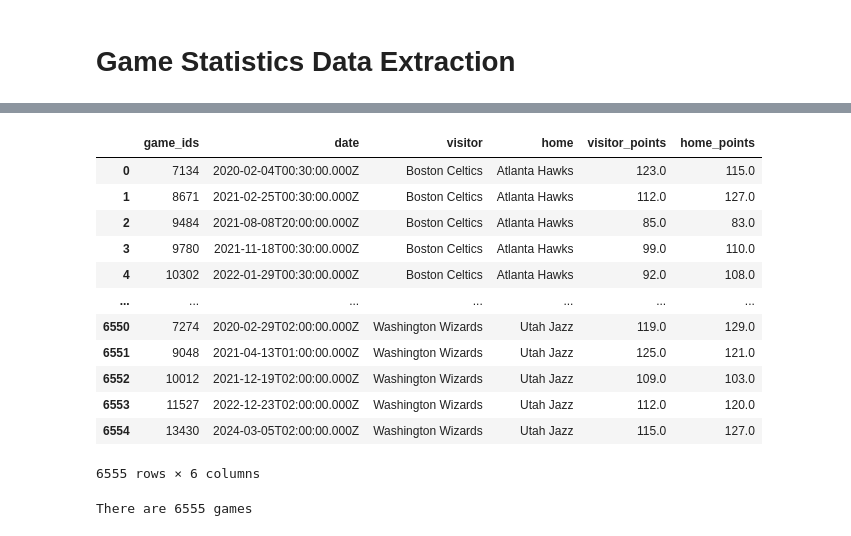
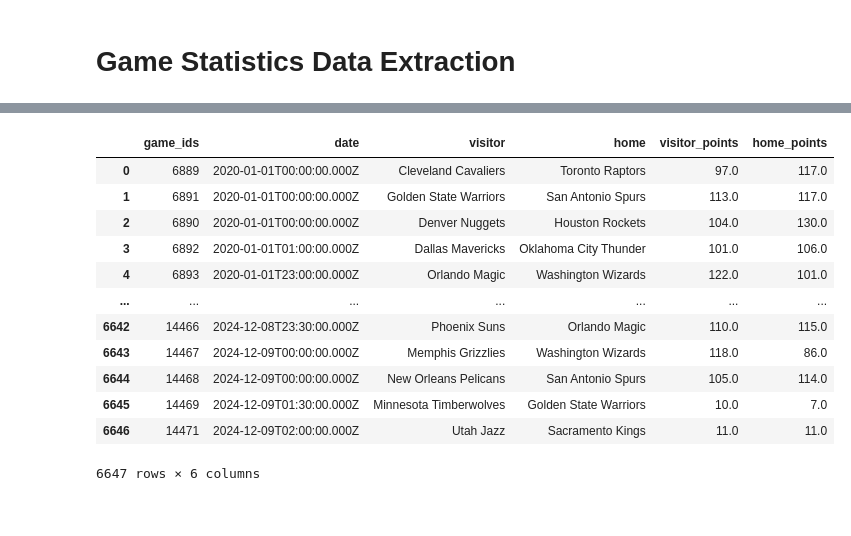
Before and after one commit to VincentGordon-Data-Analyst/nba-api, a Jupyter notebook: API-ETL.ipynb, the cells around one changed output, grey strips where cells are left out. Drawn from its saved outputs; the diff is of its cells as text; code cells hidden in the pictures.

```diff
--- a/API-ETL.ipynb
+++ b/API-ETL.ipynb
@@ -285,25 +290,21 @@ game_df.shape
 # %%
 # Create a Data Frame within specific time frame date
 recent_games = game_df.loc[game_df['date'] >= '2020-01-01']
-recent_games.reset_index(drop=True)
+recent_games = recent_games.sort_values(by='date')
+recent_games = recent_games.reset_index(drop=True)
+recent_games
 # %% [output]
 |  | game_ids | date | visitor | home | visitor_points | home_points |
-| 0 | 7134 | 2020-02-04T00:30:00.000Z | Boston Celtics | Atlanta Hawks | 123.0 | 115.0 |
-| 1 | 8671 | 2021-02-25T00:30:00.000Z | Boston Celtics | Atlanta Hawks | 112.0 | 127.0 |
-| 2 | 9484 | 2021-08-08T20:00:00.000Z | Boston Celtics | Atlanta Hawks | 85.0 | 83.0 |
-| 3 | 9780 | 2021-11-18T00:30:00.000Z | Boston Celtics | Atlanta Hawks | 99.0 | 110.0 |
-| 4 | 10302 | 2022-01-29T00:30:00.000Z | Boston Celtics | Atlanta Hawks | 92.0 | 108.0 |
+| 0 | 6889 | 2020-01-01T00:00:00.000Z | Cleveland Cavaliers | Toronto Raptors | 97.0 | 117.0 |
+| 1 | 6891 | 2020-01-01T00:00:00.000Z | Golden State Warriors | San Antonio Spurs | 113.0 | 117.0 |
+| 2 | 6890 | 2020-01-01T00:00:00.000Z | Denver Nuggets | Houston Rockets | 104.0 | 130.0 |
+| 3 | 6892 | 2020-01-01T01:00:00.000Z | Dallas Mavericks | Oklahoma City Thunder | 101.0 | 106.0 |
+| 4 | 6893 | 2020-01-01T23:00:00.000Z | Orlando Magic | Washington Wizards | 122.0 | 101.0 |
 | ... | ... | ... | ... | ... | ... | ... |
-| 6550 | 7274 | 2020-02-29T02:00:00.000Z | Washington Wizards | Utah Jazz | 119.0 | 129.0 |
-| 6551 | 9048 | 2021-04-13T01:00:00.000Z | Washington Wizards | Utah Jazz | 125.0 | 121.0 |
-| 6552 | 10012 | 2021-12-19T02:00:00.000Z | Washington Wizards | Utah Jazz | 109.0 | 103.0 |
-| 6553 | 11527 | 2022-12-23T02:00:00.000Z | Washington Wizards | Utah Jazz | 112.0 | 120.0 |
-| 6554 | 13430 | 2024-03-05T02:00:00.000Z | Washington Wizards | Utah Jazz | 115.0 | 127.0 |
+| 6642 | 14466 | 2024-12-08T23:30:00.000Z | Phoenix Suns | Orlando Magic | 110.0 | 115.0 |
+| 6643 | 14467 | 2024-12-09T00:00:00.000Z | Memphis Grizzlies | Washington Wizards | 118.0 | 86.0 |
+| 6644 | 14468 | 2024-12-09T00:00:00.000Z | New Orleans Pelicans | San Antonio Spurs | 105.0 | 114.0 |
+| 6645 | 14469 | 2024-12-09T01:30:00.000Z | Minnesota Timberwolves | Golden State Warriors | 10.0 | 7.0 |
+| 6646 | 14471 | 2024-12-09T02:00:00.000Z | Utah Jazz | Sacramento Kings | 11.0 | 11.0 |
-6555 rows × 6 columns
+6647 rows × 6 columns
-# %%
-# Grab game ids to be used with api call
-game_ids = recent_games['game_ids'].values
-print(f"There are {len(game_ids)} games")
-# %% [output]
-There are 6555 games
 # %%
```
Also changed, not shown: parts of 7 cells of this notebook, 9 other files.
